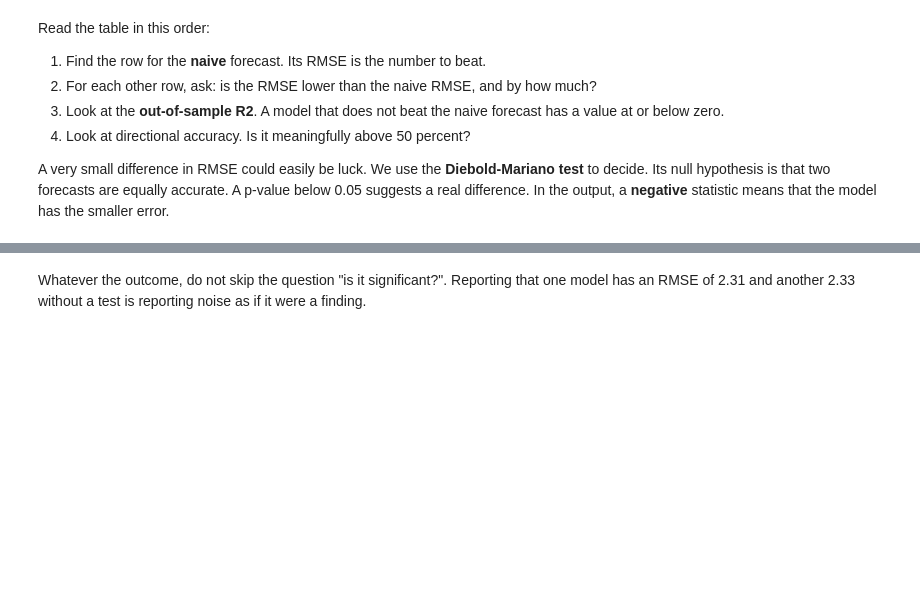
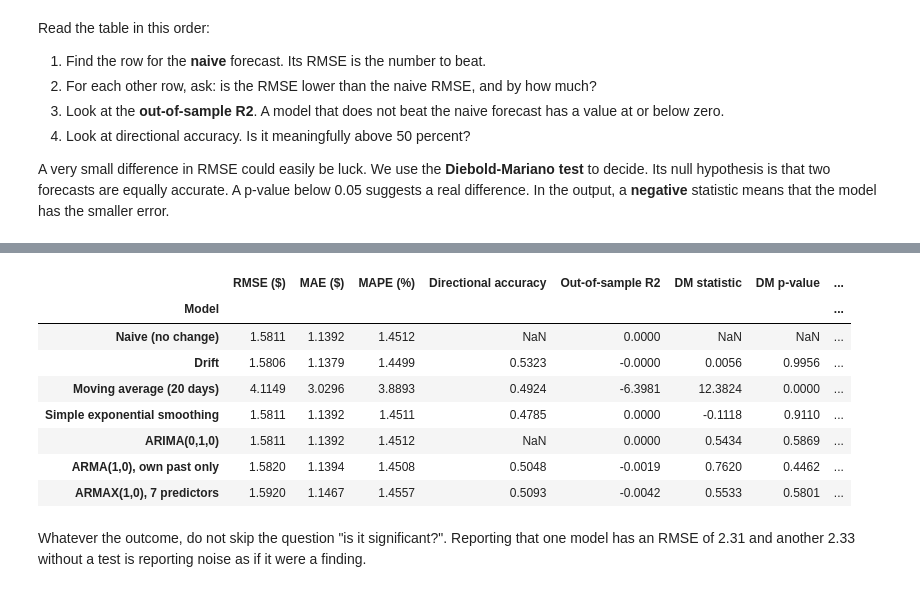
Before and after one commit to BI-course/tsf-202604-b2, a Jupyter notebook: 3_classical_forecasting_baselines.ipynb, the cells around one changed output, grey strips where cells are left out. Saved outputs shown, nothing was run; the diff lists cells and outputs as text; code cells hidden in the pictures; blank space fills up the shorter version.

Commit message:
Felista: Notebook 3 classical models and fc63_arima.csv

```diff
--- a/3_classical_forecasting_baselines.ipynb
+++ b/3_classical_forecasting_baselines.ipynb
@@ -414,3 +431,47 @@ pd.DataFrame(dm_rows).set_index("Model (against naive)").round(4)
+# %%
+# Export Step 6 comparison metrics and DM test columns into outputs/classical_results.csv
+results_export = pd.DataFrame(
+    {
+        "RMSE ($)": [1.5811, 1.5806, 4.1149, 1.5811, 1.5811, 1.5820, 1.5920],
+        "MAE ($)": [1.1392, 1.1379, 3.0296, 1.1392, 1.1392, 1.1394, 1.1467],
+        "MAPE (%)": [1.4512, 1.4499, 3.8893, 1.4511, 1.4512, 1.4508, 1.4557],
+        "Directional accuracy": [np.nan, 0.5323, 0.4924, 0.4785, np.nan, 0.5048, 0.5093],
+        "Out-of-sample R2": [0.0000, -0.0000, -6.3981, 0.0000, 0.0000, -0.0019, -0.0042],
+        "DM statistic": [np.nan, 0.0056, 12.3824, -0.1118, 0.5434, 0.7620, 0.5533],
+        "DM p-value": [np.nan, 0.9956, 0.0000, 0.9110, 0.5869, 0.4462, 0.5801],
+        "DM Verdict": [
+            "Baseline",
+            "No significant difference",
+            "Significantly WORSE than naive",
+            "No significant difference",
+            "No significant difference",
+            "No significant difference",
+            "No significant difference",
+        ],
+    },
+    index=[
+        "Naive (no change)",
+        "Drift",
+        "Moving average (20 days)",
+        "Simple exponential smoothing",
+        "ARIMA(0,1,0)",
+        "ARMA(1,0), own past only",
+        "ARMAX(1,0), 7 predictors",
+    ],
+).rename_axis("Model")
+
+results_export.to_csv(config.OUTPUT_DIR / "classical_results.csv")
+results_export
+# %% [output]
+|  | RMSE ($) | MAE ($) | MAPE (%) | Directional accuracy | Out-of-sample R2 | DM statistic | DM p-value | ... |
+| Model |  |  |  |  |  |  |  | ... |
+| Naive (no change) | 1.5811 | 1.1392 | 1.4512 | NaN | 0.0000 | NaN | NaN | ... |
+| Drift | 1.5806 | 1.1379 | 1.4499 | 0.5323 | -0.0000 | 0.0056 | 0.9956 | ... |
+| Moving average (20 days) | 4.1149 | 3.0296 | 3.8893 | 0.4924 | -6.3981 | 12.3824 | 0.0000 | ... |
+| Simple exponential smoothing | 1.5811 | 1.1392 | 1.4511 | 0.4785 | 0.0000 | -0.1118 | 0.9110 | ... |
+| ARIMA(0,1,0) | 1.5811 | 1.1392 | 1.4512 | NaN | 0.0000 | 0.5434 | 0.5869 | ... |
+| ARMA(1,0), own past only | 1.5820 | 1.1394 | 1.4508 | 0.5048 | -0.0019 | 0.7620 | 0.4462 | ... |
+| ARMAX(1,0), 7 predictors | 1.5920 | 1.1467 | 1.4557 | 0.5093 | -0.0042 | 0.5533 | 0.5801 | ... |
 # %% [markdown]
 Whatever the outcome, do not skip the question "is it significant?". Reporting that one model has an RMSE of 2.31 and another 2.33 without a test is reporting noise as if it were a finding.
 # %% [markdown]
```
Also changed, not shown: parts of 20 cells of this notebook, 1 other file.
